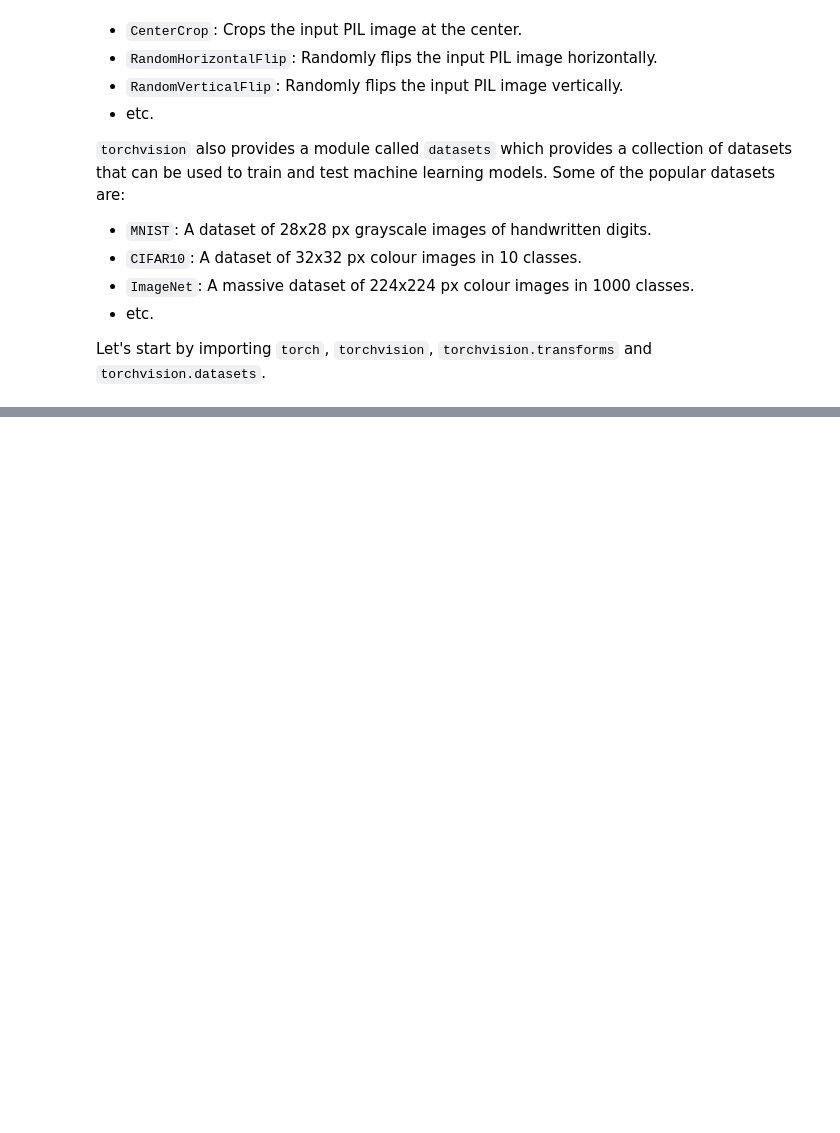
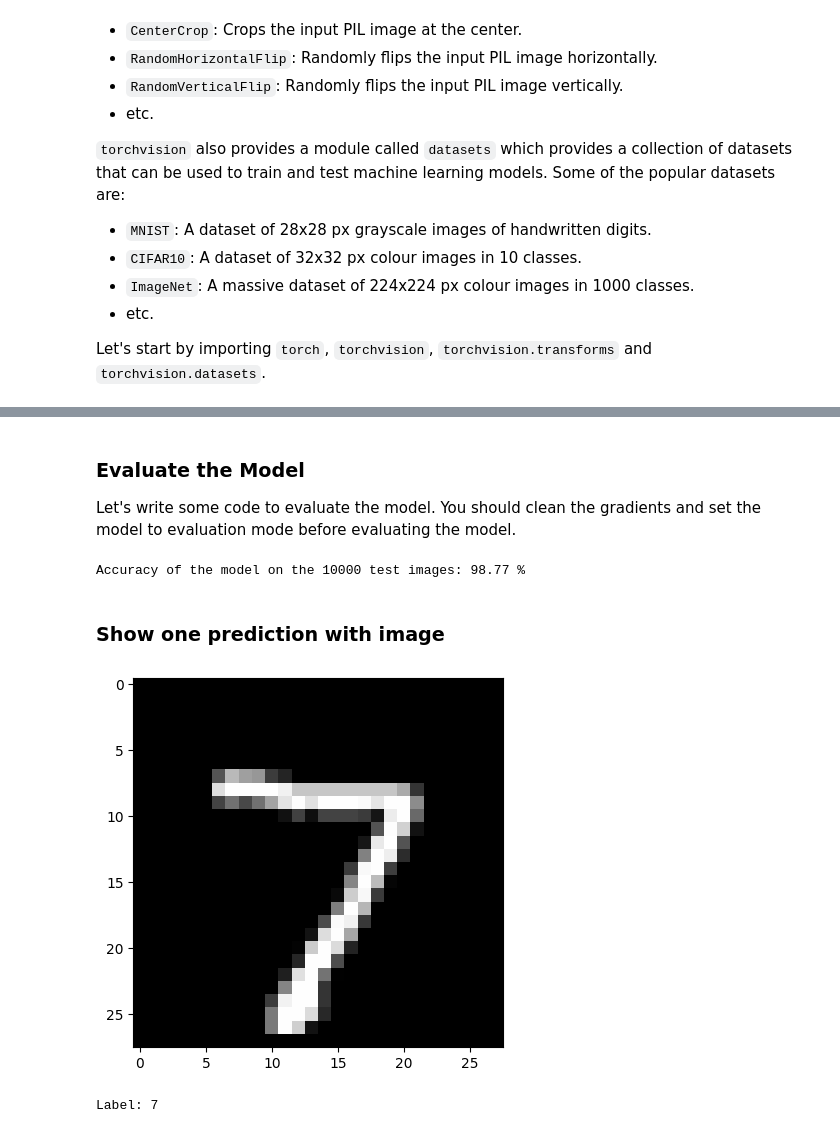
Before and after one commit to 7086cmd/torch-courses, a Jupyter notebook: torchvision.ipynb, the cells around one changed output, grey strips where cells are left out. Saved outputs shown, nothing was run; the diff lists cells and outputs as text; code cells hidden in the pictures; blank space fills up the shorter version.

```diff
--- a/torchvision.ipynb
+++ b/torchvision.ipynb
@@ -102,0 +172,11 @@ AttributeError: '_SingleProcessDataLoaderIter' object has no attribute 'next'
+# %%
+transform = transforms.Compose([
+    transforms.ToTensor(),
+])
+
+trainset = torchvision.datasets.MNIST(root='./data', train=True, download=True, transform=transform)
+trainloader = DataLoader(trainset, batch_size=64, shuffle=True)
+testset = torchvision.datasets.MNIST(root='./data', train=False, download=True, transform=transform)
+testloader = DataLoader(testset, batch_size=64, shuffle=False)
+
+epochs = 5
@@ -102,0 +213,43 @@ AttributeError: '_SingleProcessDataLoaderIter' object has no attribute 'next'
+# %% [markdown]
+### Evaluate the Model
+
+Let's write some code to evaluate the model. You should clean the gradients and set the model to evaluation mode before evaluating the model.
+# %%
+# Test the model
+# In test phase, we don't need to compute gradients (for memory efficiency)
+with (torch.no_grad()):
+    correct = 0
+    total = 0
+    for images, labels in tqdm(testloader):
+        images = images.to(device)
+        labels = labels.to(device)
+        outputs = model(images)
+        _, predicted = torch.max(outputs.data, 1)
+        total += labels.size(0)
+        correct += (predicted == labels).sum().item()
+
+    print(f'Accuracy of the model on the 10000 test images: {100 * correct / total} %')
+# %% [output]
+Accuracy of the model on the 10000 test images: 98.77 %
+# %% [markdown]
+### Show one prediction with image
+# %%
+import numpy as np
+
+# Get a random image from the test set
+dataiter = iter(testloader)
+images, labels = next(dataiter)
+
+# Move the image to the device
+images = images.to(device)
+
+# Get the prediction
+outputs = model(images)
+_, predicted = torch.max(outputs.data, 1)
+
+# Display the image and the prediction
+imshow(images[0].cpu())
+print('Label:', labels[0].item())
+# %% [output]
+[figure, added]
+Label: 7
```
Also changed, not shown: parts of 11 cells of this notebook, 2 other files.
